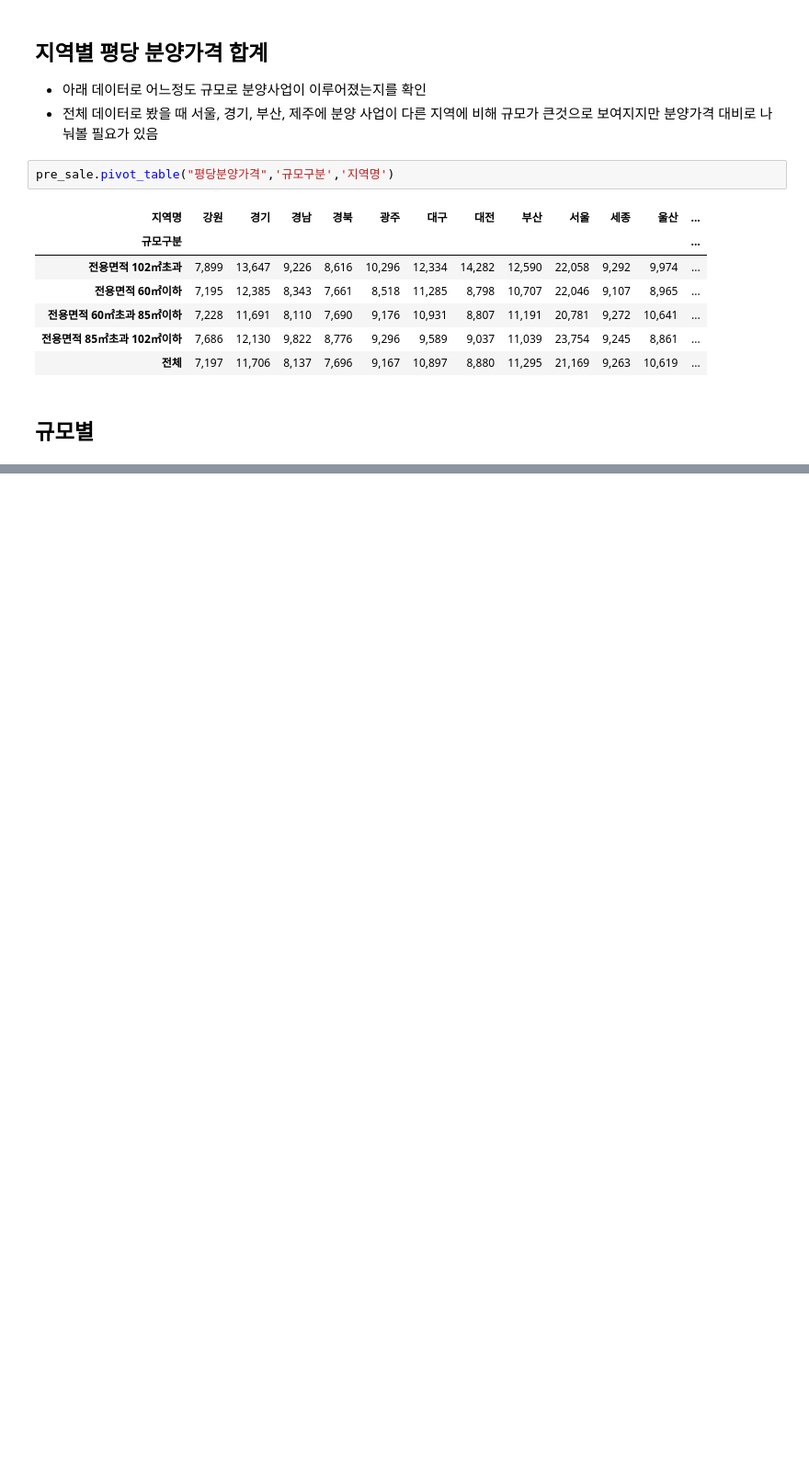
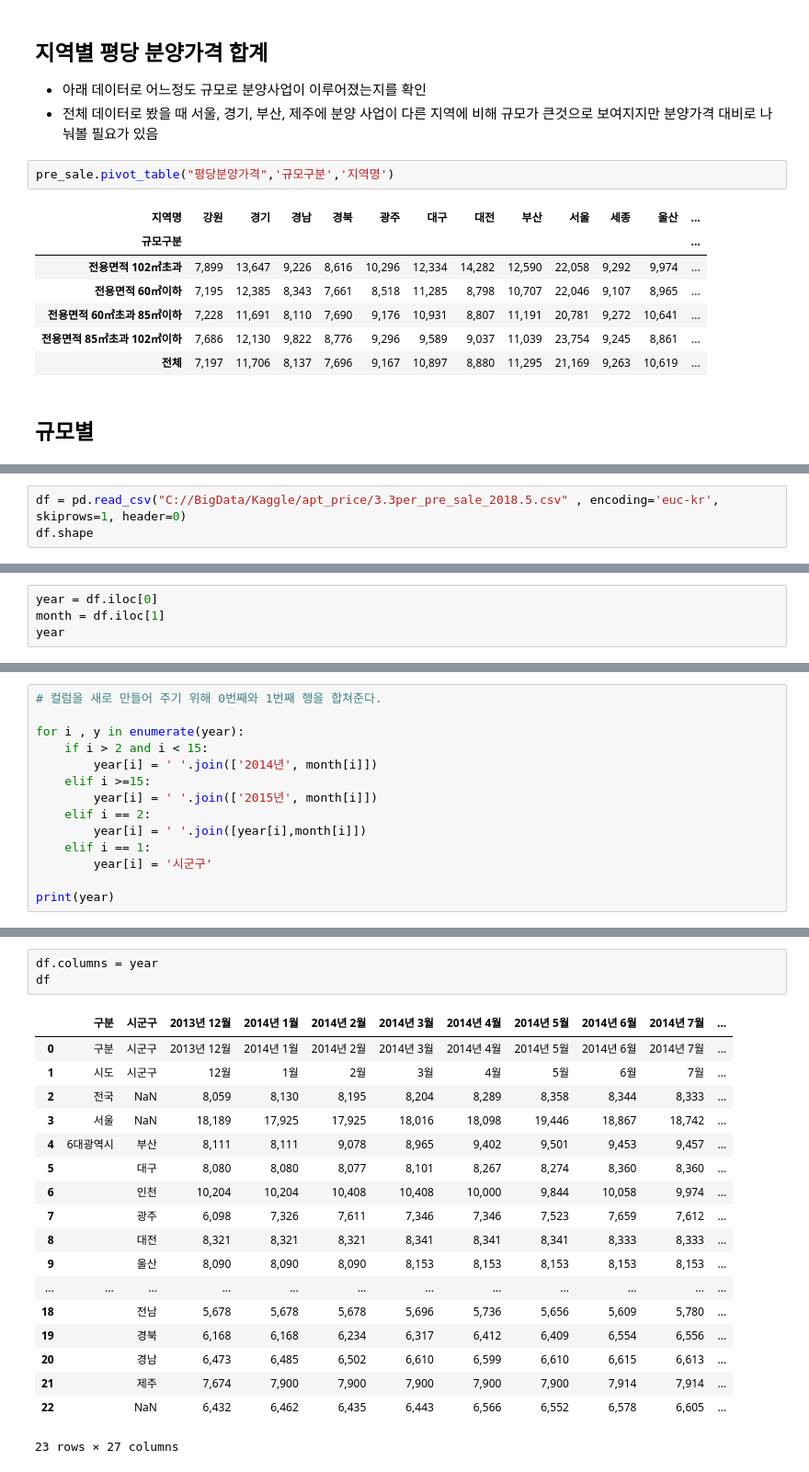
Before and after one commit to eunseokmax/Kaggel_personal, a Jupyter notebook: Apt_presale_price.ipynb, the cells around one changed output, grey strips where cells are left out. Shown at 92% size. Saved outputs shown, nothing was run; the diff lists cells and outputs as text; blank space fills up the shorter version.

Commit message:
pre_sale3

```diff
--- a/Apt_presale_price.ipynb
+++ b/Apt_presale_price.ipynb
@@ -436,0 +441,3 @@ pre_sale_seoul = pre_sale.loc[pre_sale['지역명'] == '서울']
+# %%
+df = pd.read_csv("C://BigData/Kaggle/apt_price/3.3per_pre_sale_2018.5.csv" , encoding='euc-kr', skiprows=1, header=0)
+df.shape
@@ -436,0 +467,4 @@ pre_sale_seoul = pre_sale.loc[pre_sale['지역명'] == '서울']
+# %%
+year = df.iloc[0]
+month = df.iloc[1]
+year
@@ -436,0 +489,14 @@ pre_sale_seoul = pre_sale.loc[pre_sale['지역명'] == '서울']
+# %%
+# 컬럼을 새로 만들어 주기 위해 0번째와 1번째 행을 합쳐준다.
+
+for i , y in enumerate(year):
+    if i > 2 and i < 15:
+        year[i] = ' '.join(['2014년', month[i]])
+    elif i >=15:
+        year[i] = ' '.join(['2015년', month[i]])
+    elif i == 2:
+        year[i] = ' '.join([year[i],month[i]])
+    elif i == 1:
+        year[i] = '시군구'
+
+print(year)
@@ -436,0 +521,22 @@ pre_sale_seoul = pre_sale.loc[pre_sale['지역명'] == '서울']
+# %%
+df.columns = year
+df
+# %% [output]
+|  | 구분 | 시군구 | 2013년 12월 | 2014년 1월 | 2014년 2월 | 2014년 3월 | 2014년 4월 | 2014년 5월 | 2014년 6월 | 2014년 7월 | ... |
+| 0 | 구분 | 시군구 | 2013년 12월 | 2014년 1월 | 2014년 2월 | 2014년 3월 | 2014년 4월 | 2014년 5월 | 2014년 6월 | 2014년 7월 | ... |
+| 1 | 시도 | 시군구 | 12월 | 1월 | 2월 | 3월 | 4월 | 5월 | 6월 | 7월 | ... |
+| 2 | 전국 | NaN | 8,059 | 8,130 | 8,195 | 8,204 | 8,289 | 8,358 | 8,344 | 8,333 | ... |
+| 3 | 서울 | NaN | 18,189 | 17,925 | 17,925 | 18,016 | 18,098 | 19,446 | 18,867 | 18,742 | ... |
+| 4 | 6대광역시 | 부산 | 8,111 | 8,111 | 9,078 | 8,965 | 9,402 | 9,501 | 9,453 | 9,457 | ... |
+| 5 |  | 대구 | 8,080 | 8,080 | 8,077 | 8,101 | 8,267 | 8,274 | 8,360 | 8,360 | ... |
+| 6 |  | 인천 | 10,204 | 10,204 | 10,408 | 10,408 | 10,000 | 9,844 | 10,058 | 9,974 | ... |
+| 7 |  | 광주 | 6,098 | 7,326 | 7,611 | 7,346 | 7,346 | 7,523 | 7,659 | 7,612 | ... |
+| 8 |  | 대전 | 8,321 | 8,321 | 8,321 | 8,341 | 8,341 | 8,341 | 8,333 | 8,333 | ... |
+| 9 |  | 울산 | 8,090 | 8,090 | 8,090 | 8,153 | 8,153 | 8,153 | 8,153 | 8,153 | ... |
+| ... | ... | ... | ... | ... | ... | ... | ... | ... | ... | ... | ... |
+| 18 |  | 전남 | 5,678 | 5,678 | 5,678 | 5,696 | 5,736 | 5,656 | 5,609 | 5,780 | ... |
+| 19 |  | 경북 | 6,168 | 6,168 | 6,234 | 6,317 | 6,412 | 6,409 | 6,554 | 6,556 | ... |
+| 20 |  | 경남 | 6,473 | 6,485 | 6,502 | 6,610 | 6,599 | 6,610 | 6,615 | 6,613 | ... |
+| 21 |  | 제주 | 7,674 | 7,900 | 7,900 | 7,900 | 7,900 | 7,900 | 7,914 | 7,914 | ... |
+| 22 |  | NaN | 6,432 | 6,462 | 6,435 | 6,443 | 6,566 | 6,552 | 6,578 | 6,605 | ... |
+23 rows × 27 columns
```
Also changed, not shown: parts of 33 cells of this notebook.
